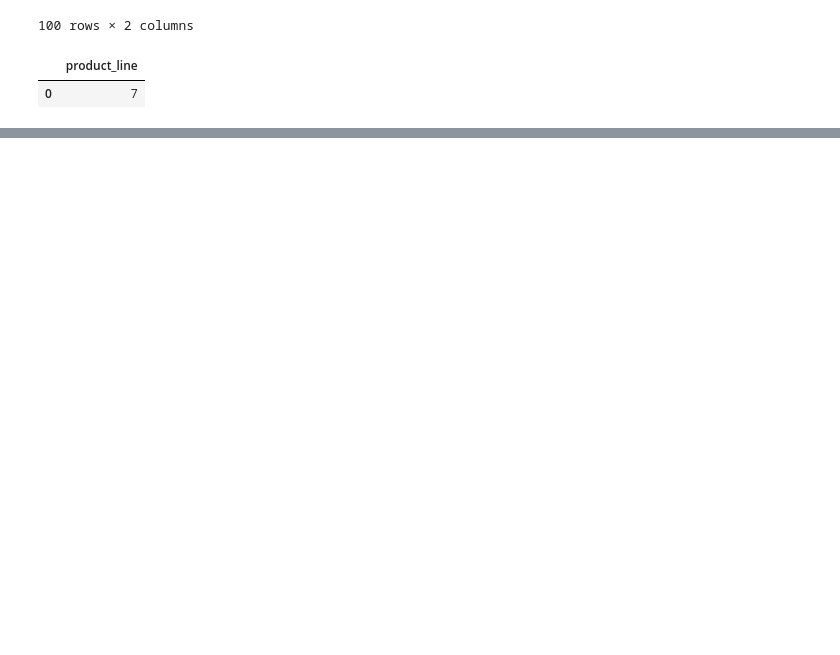
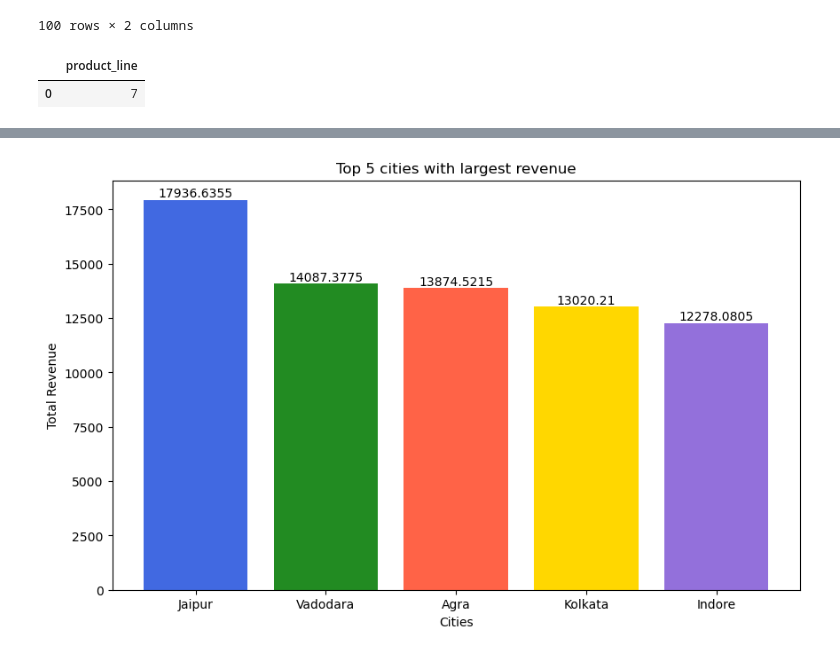
Before and after one commit to manthanvarma/walmart_sales_analysis, a Jupyter notebook: walmart_sales_analysis.ipynb, the cells around one changed output, grey strips where cells are left out. Drawn from its saved outputs; the diff is of its cells as text; code cells hidden in the pictures; blank space fills up the shorter version.

```diff
--- a/walmart_sales_analysis.ipynb
+++ b/walmart_sales_analysis.ipynb
@@ -340,0 +360,4 @@ df
+# %%
+query = 'select city, sum(total) as Total_Revenue from wmsales group by city order by Total_Revenue DESC limit 5'
+df = pd.read_sql(query, con=engine)
+df
@@ -340,0 +371,15 @@ df
+# %%
+colors = ['royalblue', 'forestgreen', 'tomato', 'gold', 'mediumpurple']
+
+plt.figure(figsize=(10,6))
+bars = plt.bar(df['city'], df['Total_Revenue'], color = colors)
+plt.xlabel('Cities')
+plt.ylabel('Total Revenue')
+plt.title('Top 5 cities with largest revenue')
+
+for bar, value in zip(bars, df['Total_Revenue']):
+    plt.text(bar.get_x() + bar.get_width() / 2, bar.get_height() + 0.05, str(value), ha='center', va='bottom')
+
+plt.show()
+# %% [output]
+[figure, added]
```
Also changed, not shown: parts of 30 cells of this notebook.
